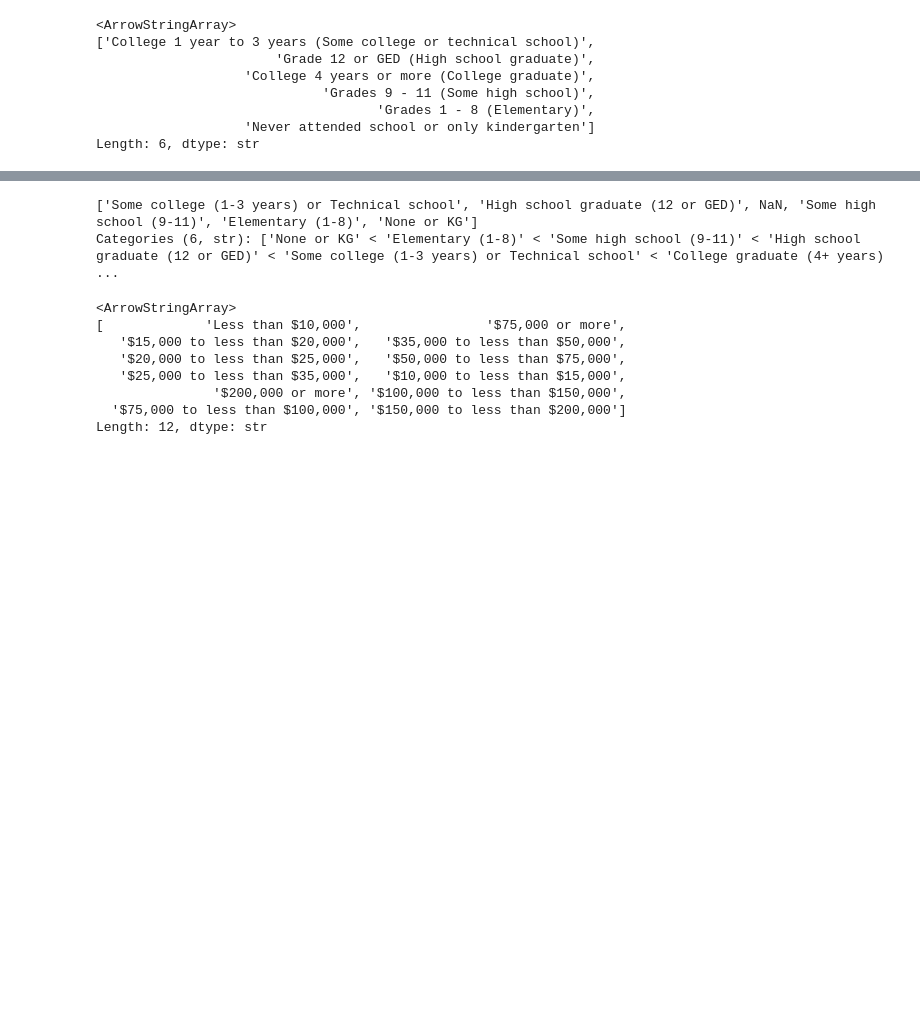
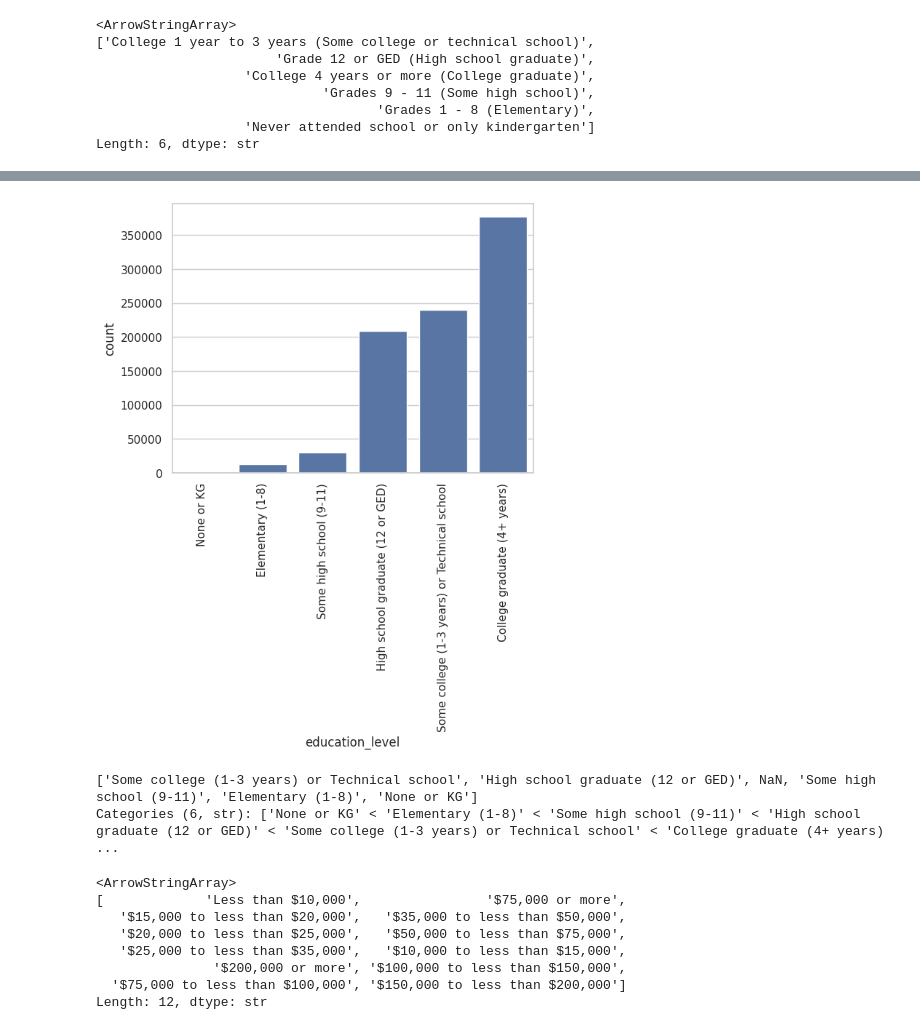
Before and after one commit to maradeben/wotosuga-core, a Jupyter notebook: model_building/notebook.ipynb, the cells around one changed output, grey strips where cells are left out. Cells and saved outputs as stored; diff of their text form; code cells hidden in the pictures; blank space fills up the shorter version.

```diff
--- a/model_building/notebook.ipynb
+++ b/model_building/notebook.ipynb
@@ -334,7 +363,7 @@ rename = {
     "Grades 9 - 11 (Some high school)": "Some high school (9-11)",
     "Grade 12 or GED (High school graduate)": "High school graduate (12 or GED)",
     "College 1 year to 3 years (Some college or technical school)": "Some college (1-3 years) or Technical school",
-    "College 4 years or more (College graduate)": "Collge graduate (4+ years)"
+    "College 4 years or more (College graduate)": "College graduate (4+ years)"
 }
 
 df_1['education_level'] = df_1['education_level'].replace(rename)
@@ -345,6 +374,11 @@ education_categories = ['None or KG', 'Elementary (1-8)', 'Some high school (9-1
 education_cat_type = CategoricalDtype(categories=education_categories, ordered=True)
 # Apply to a column
 df_1['education_level'] = df_1['education_level'].astype(education_cat_type)
+# %%
+sns.countplot(data=df_1, x='education_level')
+plt.xticks(rotation=90);
+# %% [output]
+[figure, added]
 # %%
 df_1.education_level.unique()
 # %% [output]
```
Also changed, not shown: parts of 40 cells of this notebook.
